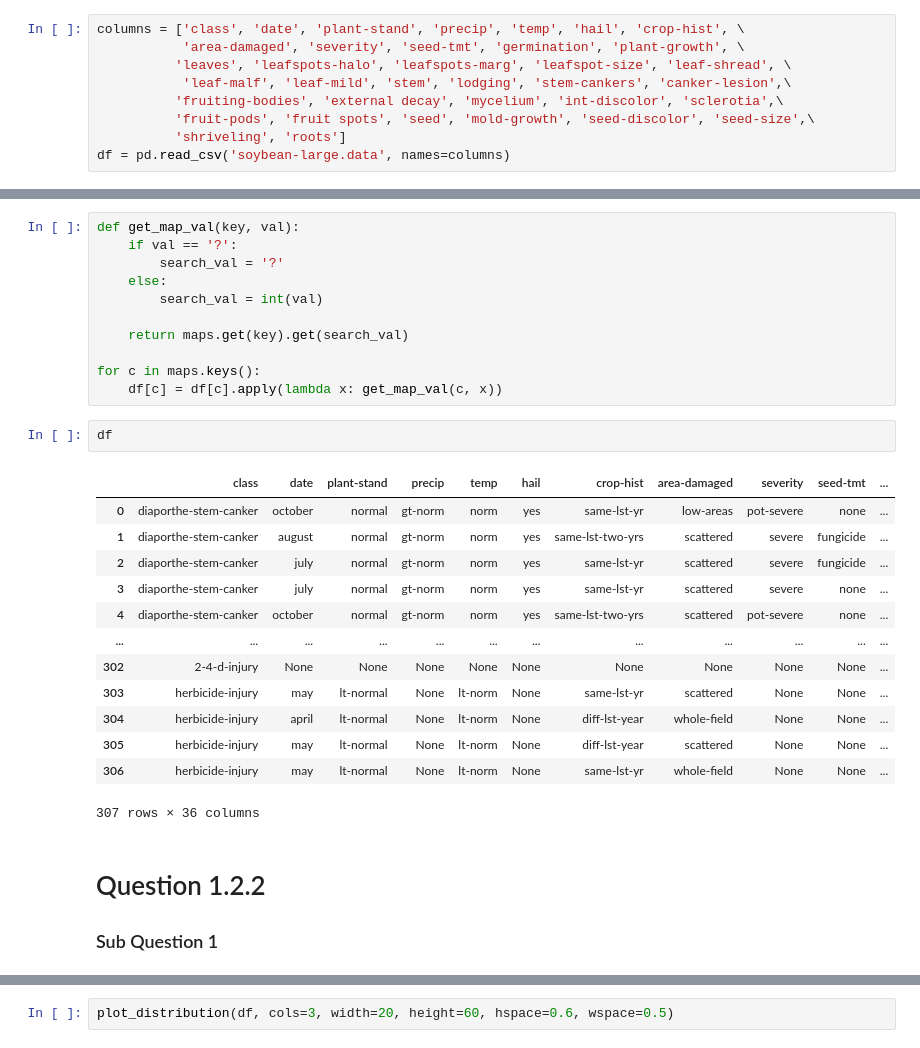
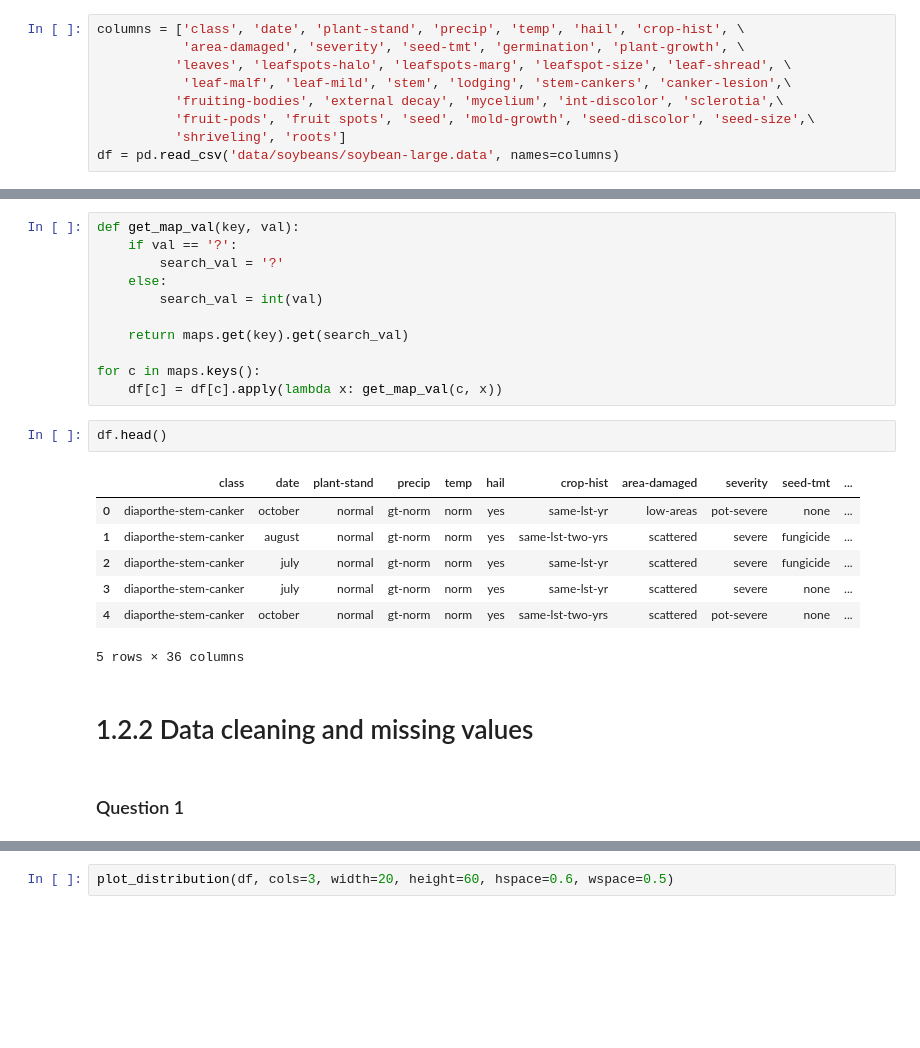
Before and after one commit to BongumusaSizwe/DVE, a Jupyter notebook: Assignment 1/Soybeans.ipynb, the cells around one changed output, grey strips where cells are left out. Saved outputs shown, nothing was run; the diff lists cells and outputs as text; blank space fills up the shorter version.

```diff
--- a/Assignment 1/Soybeans.ipynb
+++ b/Assignment 1/Soybeans.ipynb
@@ -76,7 +77,7 @@ columns = ['class', 'date', 'plant-stand', 'precip', 'temp', 'hail', 'crop-hist'
           'fruiting-bodies', 'external decay', 'mycelium', 'int-discolor', 'sclerotia',\
           'fruit-pods', 'fruit spots', 'seed', 'mold-growth', 'seed-discolor', 'seed-size',\
           'shriveling', 'roots']
-df = pd.read_csv('soybean-large.data', names=columns)
+df = pd.read_csv('data/soybeans/soybean-large.data', names=columns)
 # %%
 df.head()
 # %% [output]
@@ -147,24 +148,19 @@ def get_map_val(key, val):
 for c in maps.keys():
     df[c] = df[c].apply(lambda x: get_map_val(c, x))
 # %%
-df
+df.head()
 # %% [output]
 |  | class | date | plant-stand | precip | temp | hail | crop-hist | area-damaged | severity | seed-tmt | ... |
 | 0 | diaporthe-stem-canker | october | normal | gt-norm | norm | yes | same-lst-yr | low-areas | pot-severe | none | ... |
 | 1 | diaporthe-stem-canker | august | normal | gt-norm | norm | yes | same-lst-two-yrs | scattered | severe | fungicide | ... |
 | 2 | diaporthe-stem-canker | july | normal | gt-norm | norm | yes | same-lst-yr | scattered | severe | fungicide | ... |
 | 3 | diaporthe-stem-canker | july | normal | gt-norm | norm | yes | same-lst-yr | scattered | severe | none | ... |
 | 4 | diaporthe-stem-canker | october | normal | gt-norm | norm | yes | same-lst-two-yrs | scattered | pot-severe | none | ... |
-| ... | ... | ... | ... | ... | ... | ... | ... | ... | ... | ... | ... |
-| 302 | 2-4-d-injury | None | None | None | None | None | None | None | None | None | ... |
-| 303 | herbicide-injury | may | lt-normal | None | lt-norm | None | same-lst-yr | scattered | None | None | ... |
-| 304 | herbicide-injury | april | lt-normal | None | lt-norm | None | diff-lst-year | whole-field | None | None | ... |
-| 305 | herbicide-injury | may | lt-normal | None | lt-norm | None | diff-lst-year | scattered | None | None | ... |
-| 306 | herbicide-injury | may | lt-normal | None | lt-norm | None | same-lst-yr | whole-field | None | None | ... |
-307 rows × 36 columns
+5 rows × 36 columns
+# %% [markdown]
+# 1.2.2 Data cleaning and missing values
 # %% [markdown]
-# Question 1.2.2
-### Sub Question 1
+### Question 1
 # %%
 def plot_distribution(dataset, cols=5, width=20, height=15, hspace=0.2, wspace=0.5):
     plt.style.use('seaborn-whitegrid')
```
Also changed, not shown: parts of 14 cells of this notebook, 4 other files.
